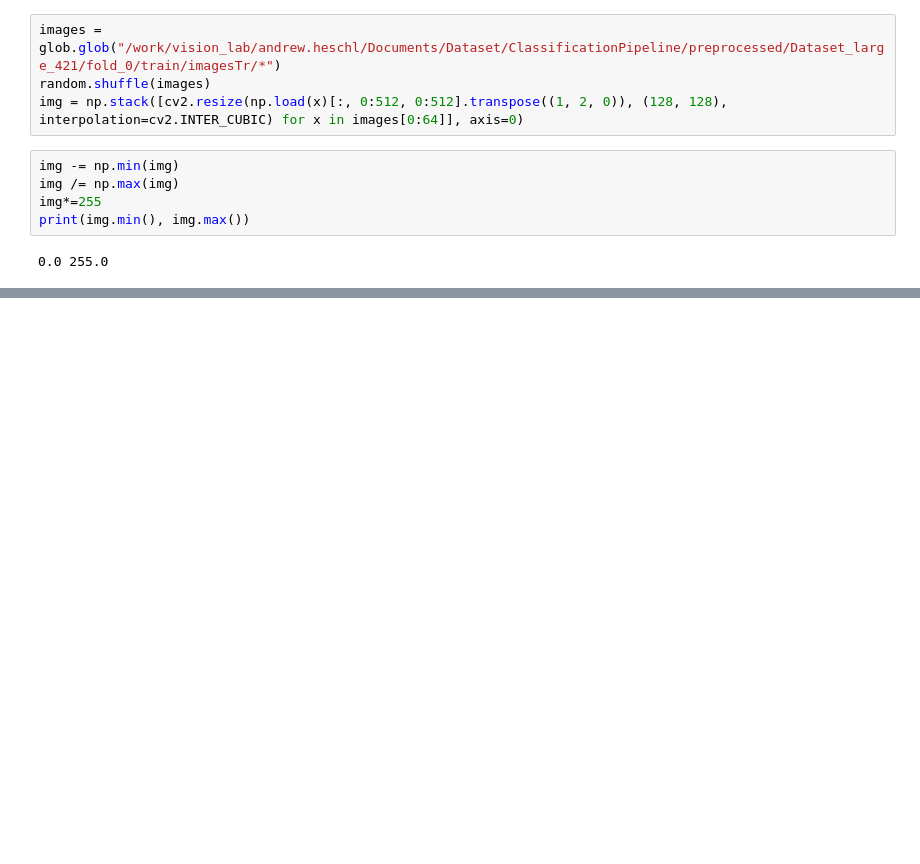
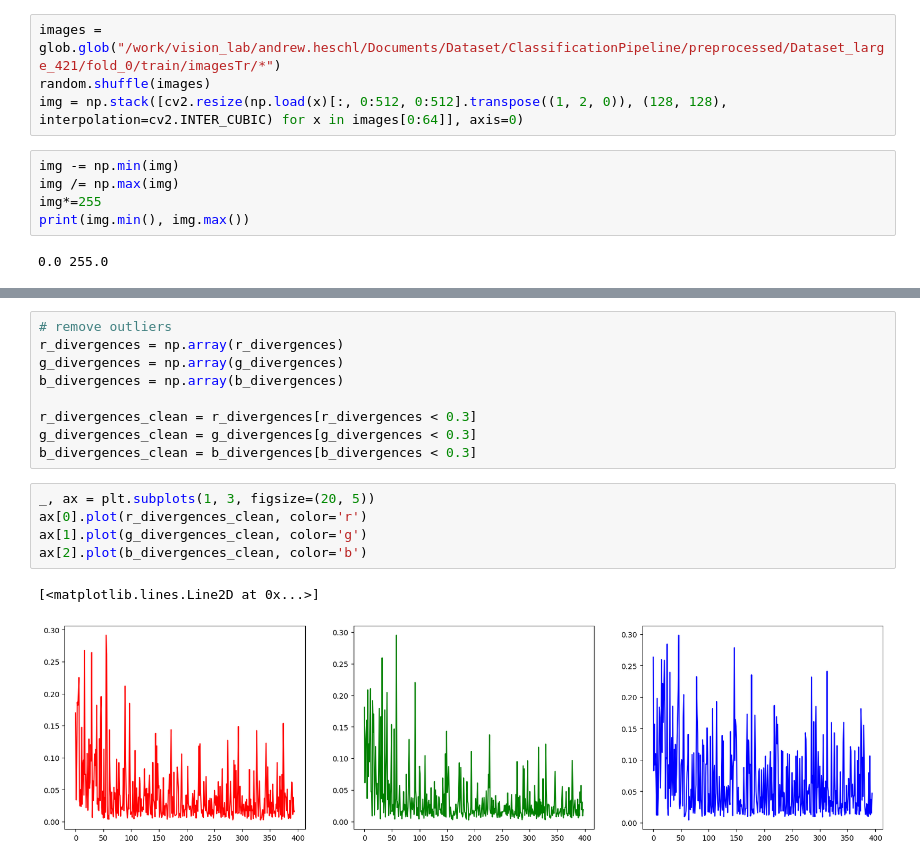
Before and after one commit to aheschl1/ClasSegPipeline, a Jupyter notebook: hist.ipynb, the cells around one changed output, grey strips where cells are left out. Cells and saved outputs as stored; diff of their text form; blank space fills up the shorter version.

```diff
--- a/hist.ipynb
+++ b/hist.ipynb
@@ -68,0 +115,17 @@ plot_b("b", alpha=0.5)
+# %%
+# remove outliers
+r_divergences = np.array(r_divergences)
+g_divergences = np.array(g_divergences)
+b_divergences = np.array(b_divergences)
+
+r_divergences_clean = r_divergences[r_divergences < 0.3]
+g_divergences_clean = g_divergences[g_divergences < 0.3]
+b_divergences_clean = b_divergences[b_divergences < 0.3]
+# %%
+_, ax = plt.subplots(1, 3, figsize=(20, 5))
+ax[0].plot(r_divergences_clean, color='r')
+ax[1].plot(g_divergences_clean, color='g')
+ax[2].plot(b_divergences_clean, color='b')
+# %% [output]
+[<matplotlib.lines.Line2D at 0x...>]
+[figure, added]
```
Also changed, not shown: parts of 18 cells of this notebook, 3 other files.
